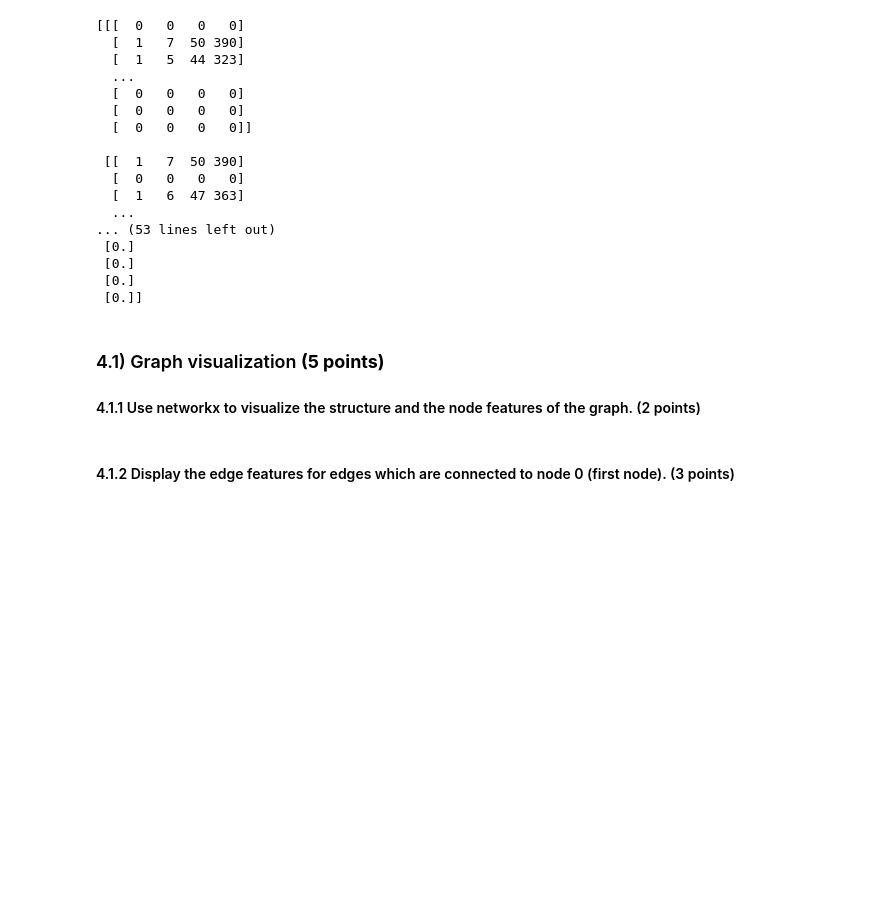
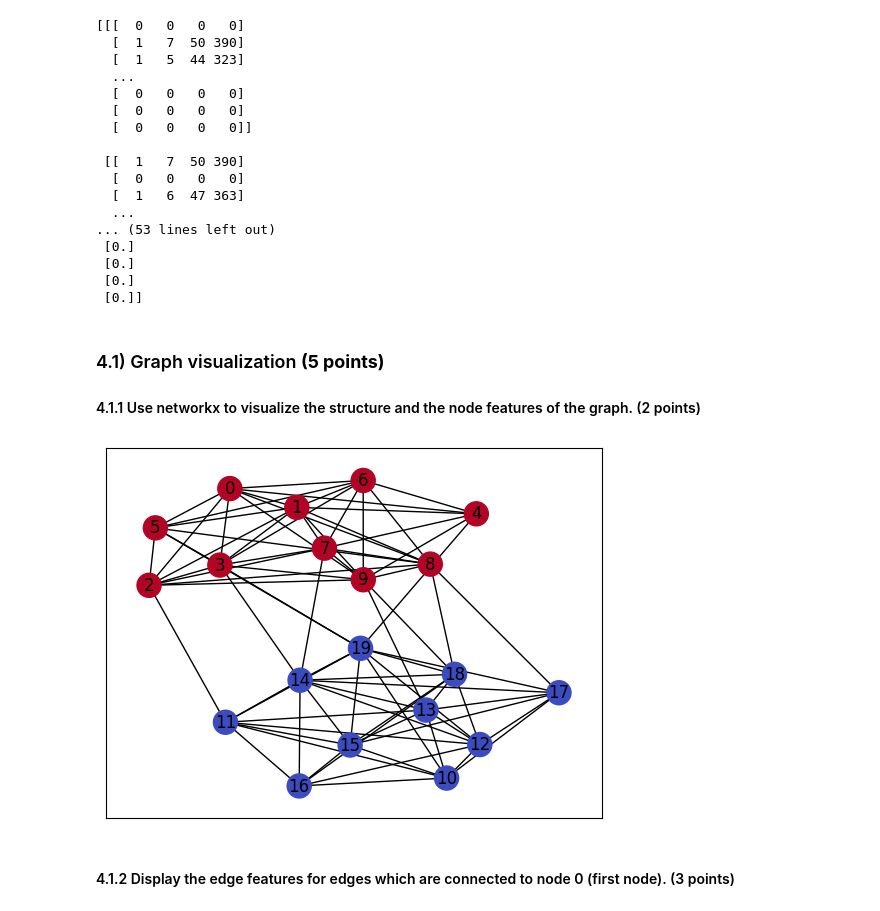
Before and after one commit to tao-wangs/imperial-deep-graph-learning, a Jupyter notebook: DGL_CW1.ipynb, the cells around one changed output. Saved outputs shown, nothing was run; the diff lists cells and outputs as text; code cells hidden in the pictures; blank space fills up the shorter version.

```diff
--- a/DGL_CW1.ipynb
+++ b/DGL_CW1.ipynb
@@ -2218,31 +2369,40 @@ print(X)
 
 #### 4.1.1 Use networkx to visualize the structure and the node features of the graph. (2 points)
 # %%
+for i, node in enumerate(G.nodes()):
+    G.nodes[node]['feature'] = X[i, 0]
+
 def VisualizeGraphNetworkx(G):
     '''
     input: G
     A networkx graph instance
     '''
     #Complete code here:
-    # Extract the feature values for each node into a list
-    feature_values = np.array([G.nodes[node]['feature'] for node in G.nodes])
+    # Assuming that the node feature 'X' is stored as a node attribute named 'feature'
+    # in the graph G. If not, you will need to set this attribute before calling this function.
 
-    # Normalize the feature values to use for node color mapping
-    norm = plt.Normalize(vmin=feature_values.min(), vmax=feature_values.max())
-    node_colors = plt.cm.viridis(norm(feature_values))
+    # Position nodes using a layout algorithm e.g., spring layout
+    pos = nx.spring_layout(G)
 
-    # Draw the graph
-    plt.figure(figsize=(12, 8))
-    pos = nx.spring_layout(G)  # You can choose different layouts like circular_layout, random_layout, etc.
-    nx.draw(G, pos, with_labels=True, node_color=node_colors, cmap=plt.cm.viridis)
+    # Extract node features which could be used to determine node color
+    node_color = [G.nodes[node]['feature'] for node in G.nodes()]
 
-    # Add a color bar
-    sm = plt.cm.ScalarMappable(cmap=plt.cm.viridis, norm=norm)
-    sm.set_array([])
-    plt.colorbar(sm, label='Feature Values')
+    # Draw the nodes with the node feature as the color
+    nx.draw_networkx_nodes(G, pos, node_color=node_color, cmap=plt.cm.coolwarm)
+
+    # Draw the edges
+    nx.draw_networkx_edges(G, pos)
+
+    # Draw the node labels
+    nx.draw_networkx_labels(G, pos)
     ####################
 
     plt.show()
+# %%
+# TEST CODE
+VisualizeGraphNetworkx(G)
+# %% [output]
+[figure, added]
 # %% [markdown]
 #### 4.1.2 Display the edge features for edges which are connected to node 0 (first node). (3 points)
 # %%
```
Also changed, not shown: parts of 40 cells of this notebook.
